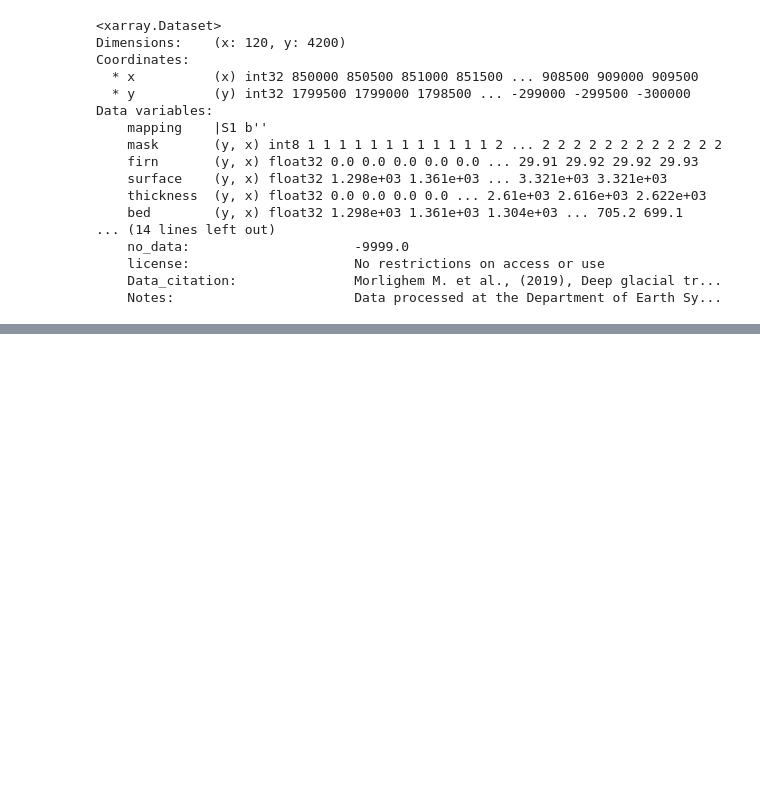
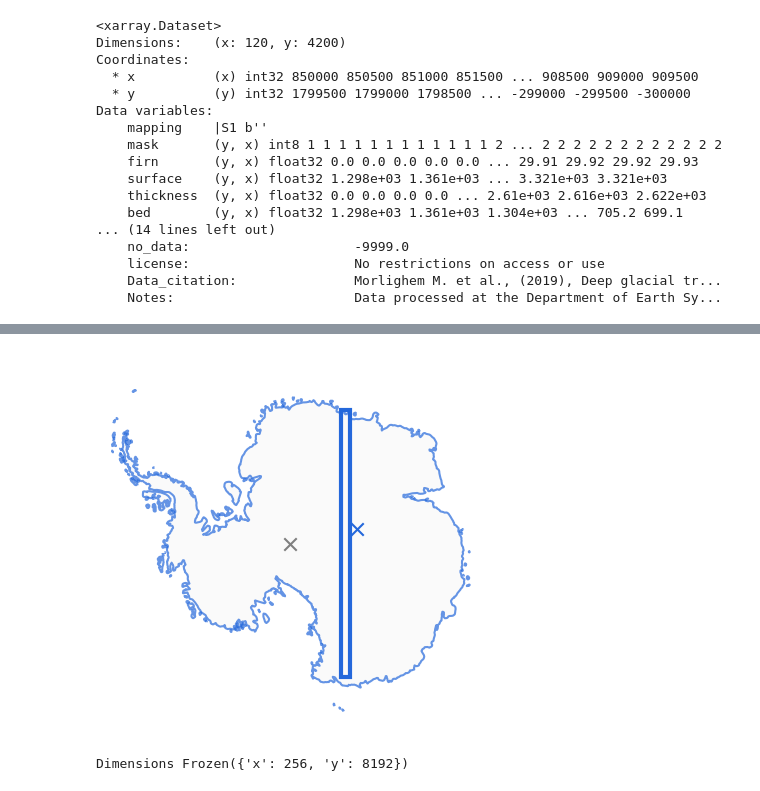
Before and after one commit to kimbente/finetune-HAT, a Jupyter notebook: KB_generate_train_val.ipynb, the cells around one changed output, grey strips where cells are left out. Drawn from its saved outputs; the diff is of its cells as text; code cells hidden in the pictures; blank space fills up the shorter version.

```diff
--- a/KB_generate_train_val.ipynb
+++ b/KB_generate_train_val.ipynb
@@ -236,0 +403,4 @@ Data variables:
+# %%
+domain_vis(val256_y_min, val256_y_max, val256_x_min, val256_x_max)
+# %% [output]
+[figure, added]
@@ -236,0 +465,4 @@ Data variables:
+# %%
+export_val256_images(bm_xr, val256_y_min, val256_y_max, val256_x_min, val256_x_max)
+# %% [output]
+Dimensions Frozen({'x': 256, 'y': 8192})
```
Also changed, not shown: parts of 18 cells of this notebook, 3 other files.
